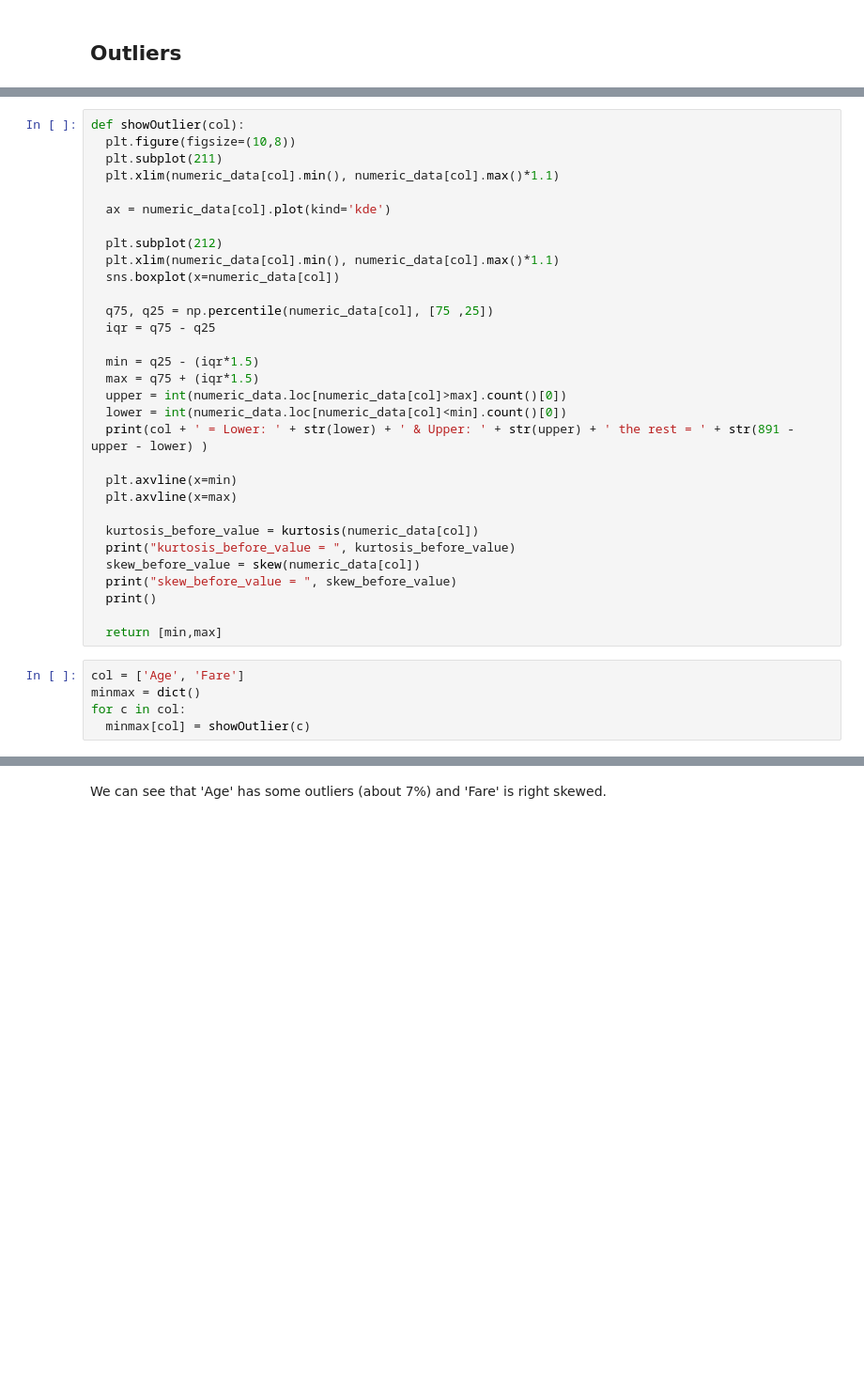
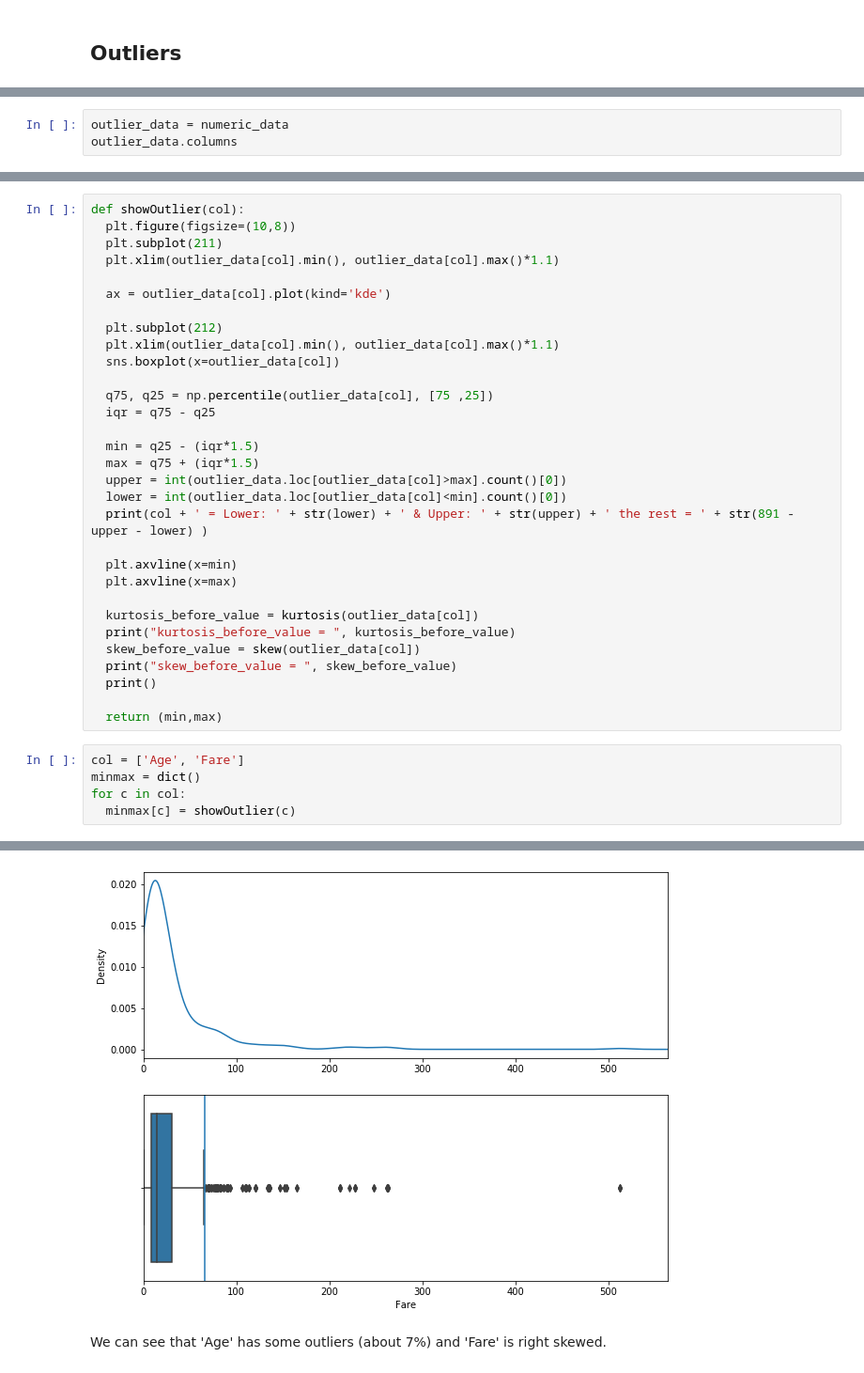
Before and after one commit to Melvinmcrn/DataScience, a Jupyter notebook: Activity5_DataPrep/Activity5_DataPrep.ipynb, the cells around one changed output, grey strips where cells are left out. Shown at 94% size. Cells and saved outputs as stored; diff of their text form; blank space fills up the shorter version.

Commit message:
Deal with outlier

```diff
--- a/Activity5_DataPrep/Activity5_DataPrep.ipynb
+++ b/Activity5_DataPrep/Activity5_DataPrep.ipynb
@@ -276,0 +271,3 @@ Index(['Survived', 'Pclass', 'Sex', 'Age', 'SibSp', 'Parch', 'Fare', 'C', 'Q',
+# %%
+outlier_data = numeric_data
+outlier_data.columns
@@ -278,37 +279,37 @@ Index(['Survived', 'Pclass', 'Sex', 'Age', 'SibSp', 'Parch', 'Fare', 'C', 'Q',
 def showOutlier(col):
   plt.figure(figsize=(10,8))
   plt.subplot(211)
-  plt.xlim(numeric_data[col].min(), numeric_data[col].max()*1.1)
+  plt.xlim(outlier_data[col].min(), outlier_data[col].max()*1.1)
 
-  ax = numeric_data[col].plot(kind='kde')
+  ax = outlier_data[col].plot(kind='kde')
 
   plt.subplot(212)
-  plt.xlim(numeric_data[col].min(), numeric_data[col].max()*1.1)
-  sns.boxplot(x=numeric_data[col])
+  plt.xlim(outlier_data[col].min(), outlier_data[col].max()*1.1)
+  sns.boxplot(x=outlier_data[col])
 
-  q75, q25 = np.percentile(numeric_data[col], [75 ,25])
+  q75, q25 = np.percentile(outlier_data[col], [75 ,25])
   iqr = q75 - q25
 
   min = q25 - (iqr*1.5)
   max = q75 + (iqr*1.5)
-  upper = int(numeric_data.loc[numeric_data[col]>max].count()[0])
-  lower = int(numeric_data.loc[numeric_data[col]<min].count()[0])
+  upper = int(outlier_data.loc[outlier_data[col]>max].count()[0])
+  lower = int(outlier_data.loc[outlier_data[col]<min].count()[0])
   print(col + ' = Lower: ' + str(lower) + ' & Upper: ' + str(upper) + ' the rest = ' + str(891 - upper - lower) )
 
   plt.axvline(x=min)
   plt.axvline(x=max)
 
-  kurtosis_before_value = kurtosis(numeric_data[col])
+  kurtosis_before_value = kurtosis(outlier_data[col])
   print("kurtosis_before_value = ", kurtosis_before_value)
-  skew_before_value = skew(numeric_data[col])
+  skew_before_value = skew(outlier_data[col])
   print("skew_before_value = ", skew_before_value)
   print()
 
-  return [min,max]
+  return (min,max)
 # %%
 col = ['Age', 'Fare']
 minmax = dict()
 for c in col:
-  minmax[col] = showOutlier(c)
+  minmax[c] = showOutlier(c)
 # %% [output]
 Age = Lower: 24 & Upper: 42 the rest = 825
@@ -318,4 +322,5 @@ TypeError: ignored
 [figure]
+[figure, added]
 # %% [markdown]
 We can see that 'Age' has some outliers (about 7%) and 'Fare' is right skewed.
 # %%
```
Also changed, not shown: parts of 10 cells of this notebook.
